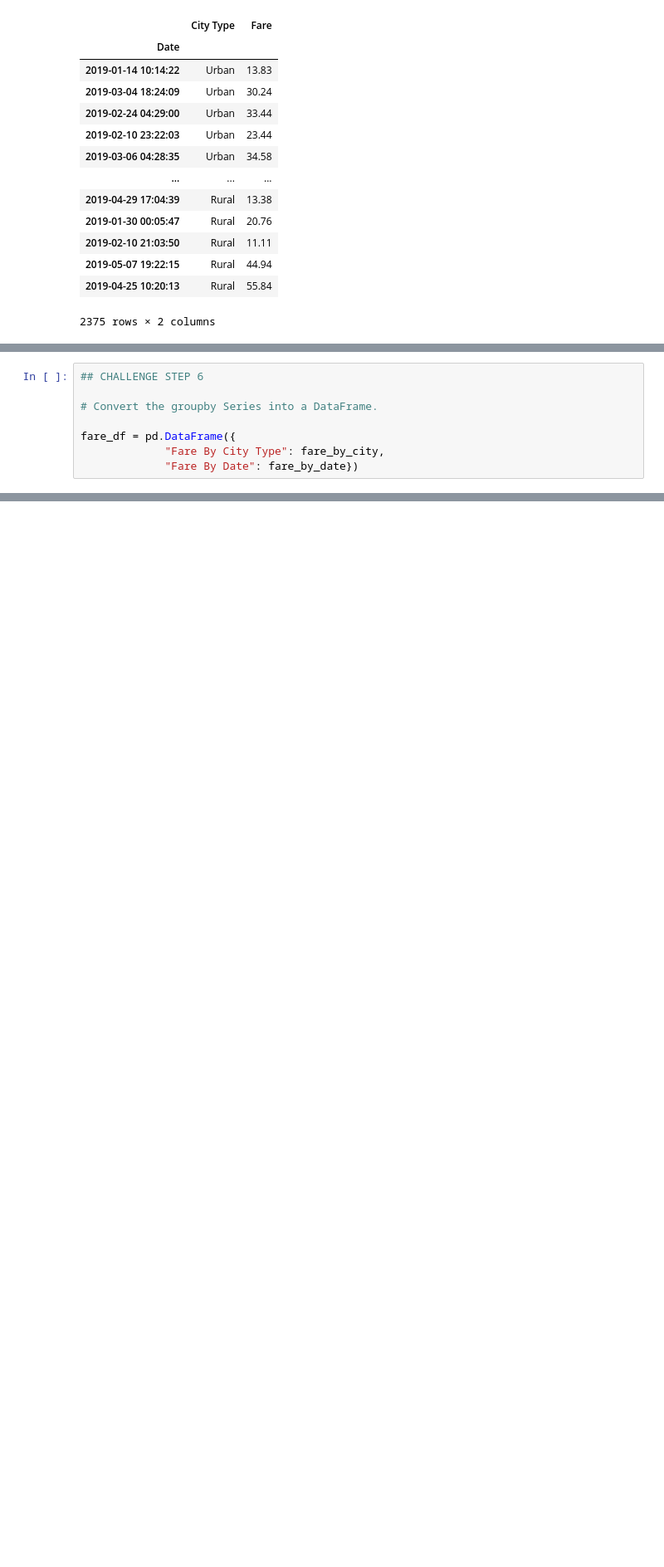
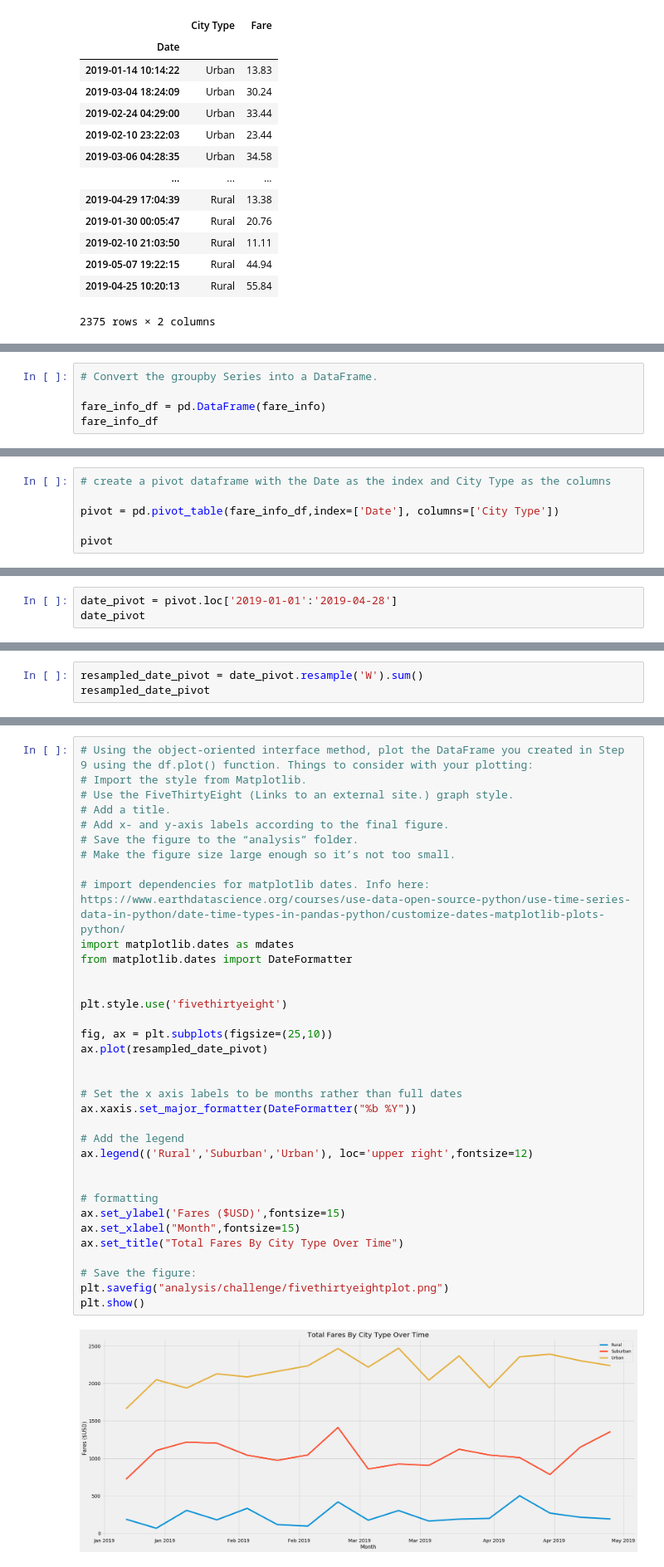
Before and after one commit to sathvikaithala/pyber-analysis, a Jupyter notebook: PyBer_Challenge.ipynb, the cells around one changed output, grey strips where cells are left out. Shown at 83% size. Cells and saved outputs as stored; diff of their text form; blank space fills up the shorter version.

Commit message:
finished deliverable 2, including plot and formatting

```diff
--- a/PyBer_Challenge.ipynb
+++ b/PyBer_Challenge.ipynb
@@ -859,8 +836,5 @@ Name: Fare, Length: 2375, dtype: float64
 # %%
-## CHALLENGE STEP 6
-
 # Convert the groupby Series into a DataFrame.
 
-fare_df = pd.DataFrame({
-             "Fare By City Type": fare_by_city,
-             "Fare By Date": fare_by_date})
+fare_info_df = pd.DataFrame(fare_info)
+fare_info_df
@@ -882,0 +873,6 @@ fare_df
+# %%
+# create a pivot dataframe with the Date as the index and City Type as the columns
+
+pivot = pd.pivot_table(fare_info_df,index=['Date'], columns=['City Type'])
+
+pivot
@@ -882,0 +895,3 @@ fare_df
+# %%
+date_pivot = pivot.loc['2019-01-01':'2019-04-28']
+date_pivot
@@ -882,0 +914,3 @@ fare_df
+# %%
+resampled_date_pivot = date_pivot.resample('W').sum()
+resampled_date_pivot
@@ -882,0 +938,37 @@ fare_df
+# %%
+# Using the object-oriented interface method, plot the DataFrame you created in Step 9 using the df.plot() function. Things to consider with your plotting:
+# Import the style from Matplotlib.
+# Use the FiveThirtyEight (Links to an external site.) graph style.
+# Add a title.
+# Add x- and y-axis labels according to the final figure.
+# Save the figure to the “analysis” folder.
+# Make the figure size large enough so it’s not too small.
+
+# import dependencies for matplotlib dates. Info here: https://www.earthdatascience.org/courses/use-data-open-source-python/use-time-series-data-in-python/date-time-types-in-pandas-python/customize-dates-matplotlib-plots-python/
+import matplotlib.dates as mdates
+from matplotlib.dates import DateFormatter
+
+
+plt.style.use('fivethirtyeight')
+
+fig, ax = plt.subplots(figsize=(25,10))
+ax.plot(resampled_date_pivot)
+
+
+# Set the x axis labels to be months rather than full dates
+ax.xaxis.set_major_formatter(DateFormatter("%b %Y"))
+
+# Add the legend
+ax.legend(('Rural','Suburban','Urban'), loc='upper right',fontsize=12)
+
+
+# formatting
+ax.set_ylabel('Fares ($USD)',fontsize=15)
+ax.set_xlabel("Month",fontsize=15)
+ax.set_title("Total Fares By City Type Over Time")
+
+# Save the figure:
+plt.savefig("analysis/challenge/fivethirtyeightplot.png")
+plt.show()
+# %% [output]
+[figure, added]
```
Also changed, not shown: parts of 25 cells of this notebook, 10 other files.
